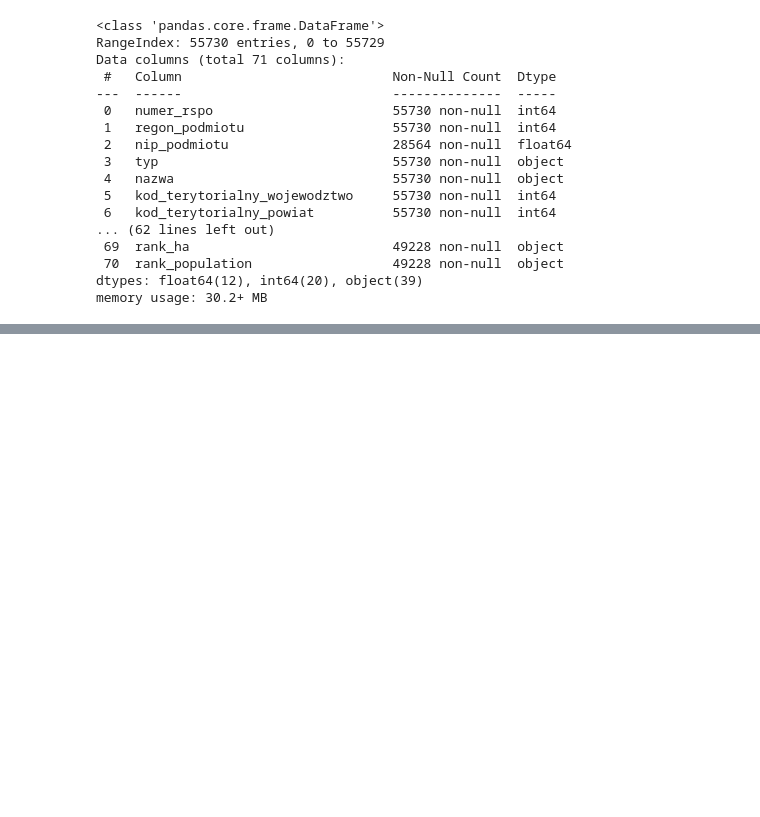
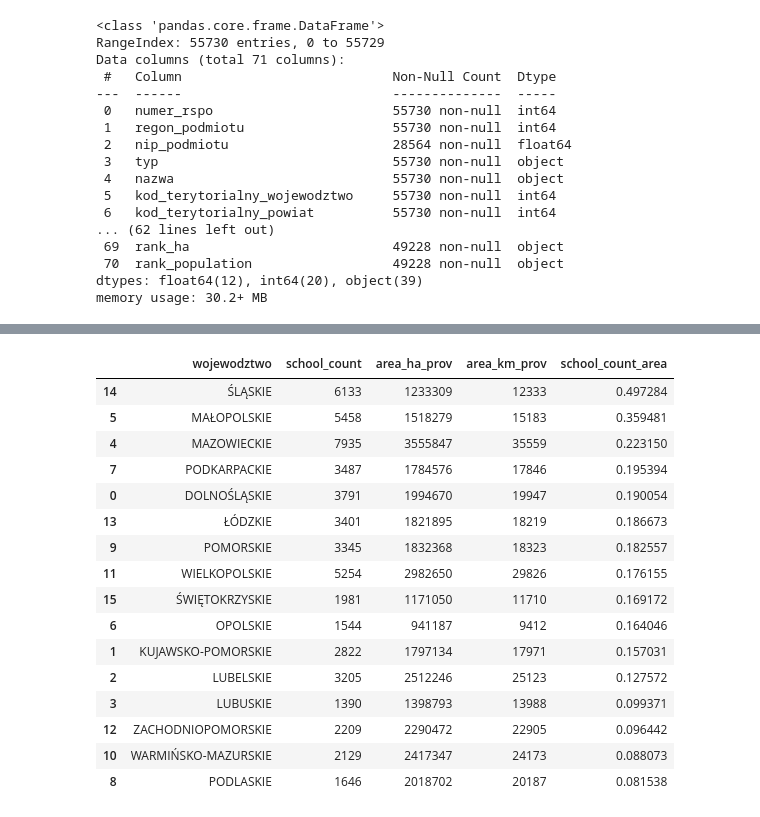
Before and after one commit to DataWorkshop-Foundation/way-to-school, a Jupyter notebook: notebooks/EDA.ipynb, the cells around one changed output, grey strips where cells are left out. Cells and saved outputs as stored; diff of their text form; code cells hidden in the pictures; blank space fills up the shorter version.

```diff
--- a/notebooks/EDA.ipynb
+++ b/notebooks/EDA.ipynb
@@ -65,0 +93,34 @@ Index(['typ', 'nazwa', 'wojewodztwo', 'powiat', 'gmina', 'miejscowosc',
+# %%
+df_agg_prov = (
+    df
+    .groupby(['wojewodztwo'])
+    .agg(
+        school_count = ('numer_rspo', 'count'),
+        area_ha_prov = ('area_ha_prov', 'max'),
+        area_km_prov = ('area_km_prov', 'max')
+
+    )
+    .reset_index()
+)
+# %%
+df_agg_prov['school_count_area'] = df_agg_prov['school_count']/df_agg_prov['area_km_prov']
+# %%
+df_agg_prov.sort_values(by = 'school_count_area', ascending=False)
+# %% [output]
+|  | wojewodztwo | school_count | area_ha_prov | area_km_prov | school_count_area |
+| 14 | ŚLĄSKIE | 6133 | 1233309 | 12333 | 0.497284 |
+| 5 | MAŁOPOLSKIE | 5458 | 1518279 | 15183 | 0.359481 |
+| 4 | MAZOWIECKIE | 7935 | 3555847 | 35559 | 0.223150 |
+| 7 | PODKARPACKIE | 3487 | 1784576 | 17846 | 0.195394 |
+| 0 | DOLNOŚLĄSKIE | 3791 | 1994670 | 19947 | 0.190054 |
+| 13 | ŁÓDZKIE | 3401 | 1821895 | 18219 | 0.186673 |
+| 9 | POMORSKIE | 3345 | 1832368 | 18323 | 0.182557 |
+| 11 | WIELKOPOLSKIE | 5254 | 2982650 | 29826 | 0.176155 |
+| 15 | ŚWIĘTOKRZYSKIE | 1981 | 1171050 | 11710 | 0.169172 |
+| 6 | OPOLSKIE | 1544 | 941187 | 9412 | 0.164046 |
+| 1 | KUJAWSKO-POMORSKIE | 2822 | 1797134 | 17971 | 0.157031 |
+| 2 | LUBELSKIE | 3205 | 2512246 | 25123 | 0.127572 |
+| 3 | LUBUSKIE | 1390 | 1398793 | 13988 | 0.099371 |
+| 12 | ZACHODNIOPOMORSKIE | 2209 | 2290472 | 22905 | 0.096442 |
+| 10 | WARMIŃSKO-MAZURSKIE | 2129 | 2417347 | 24173 | 0.088073 |
+| 8 | PODLASKIE | 1646 | 2018702 | 20187 | 0.081538 |
```
Also changed, not shown: parts of 24 cells of this notebook.
